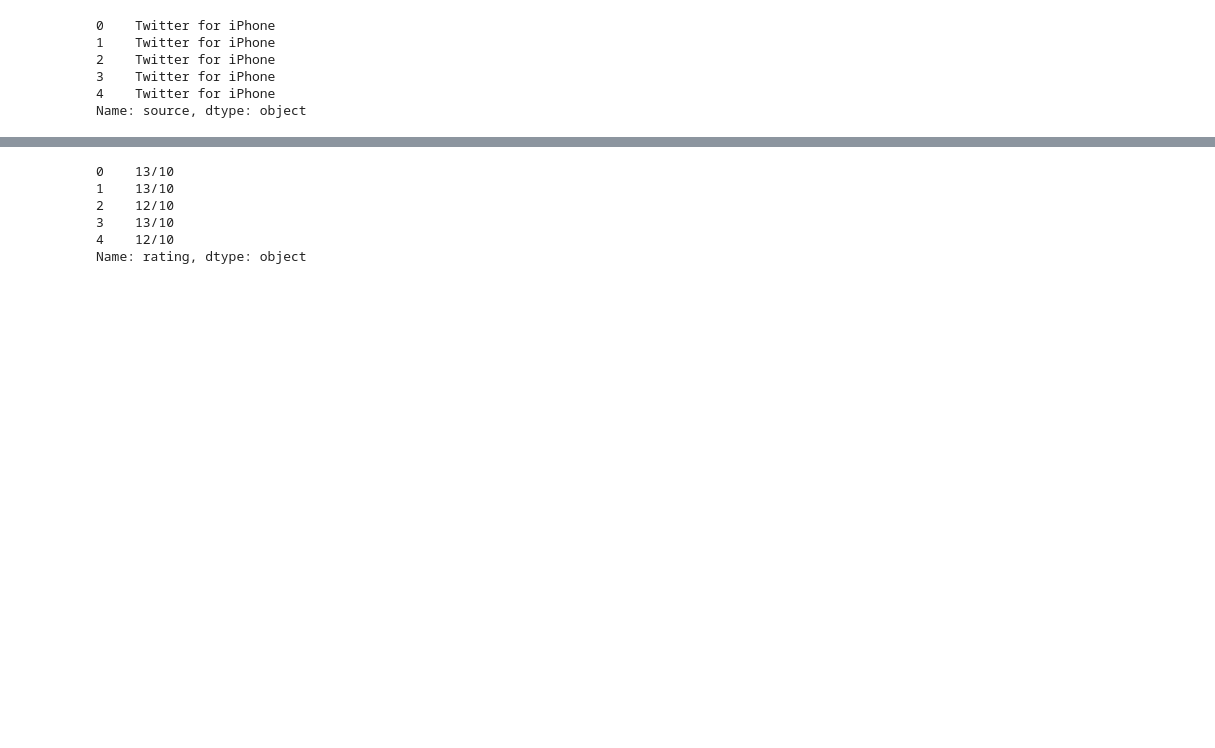
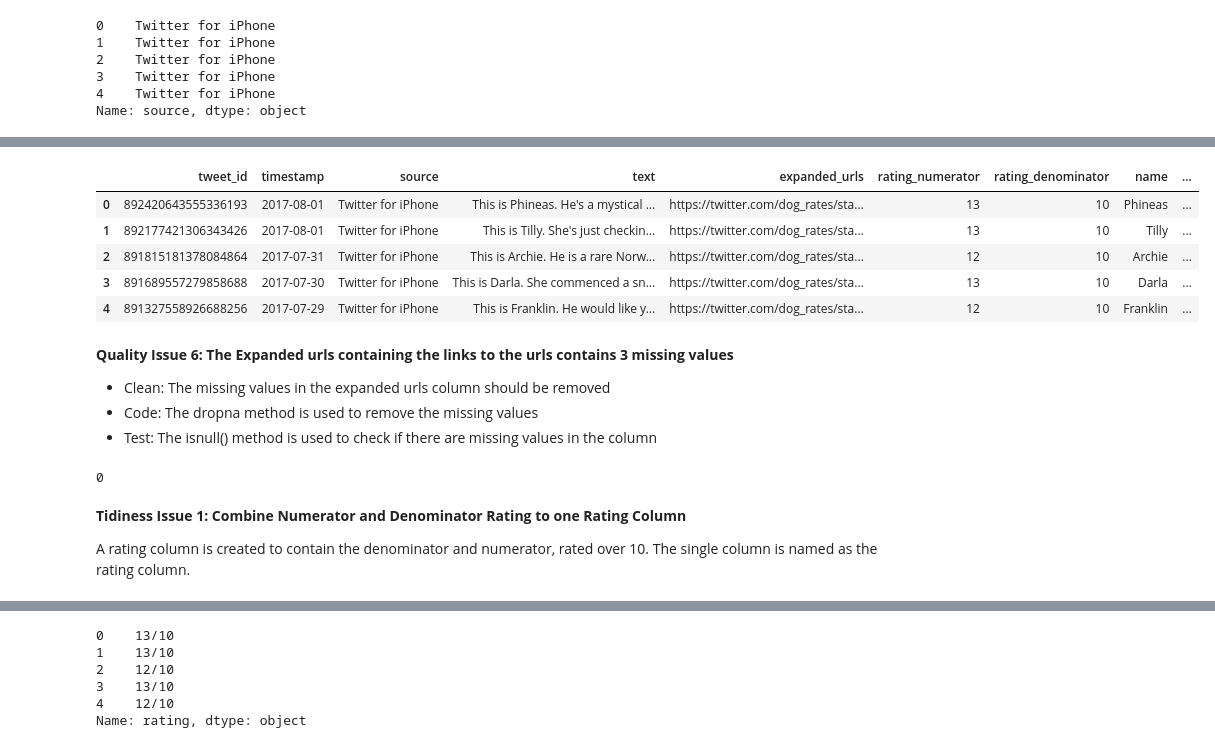
Before and after one commit to awojidetola/Udacity-Data-Analysis-ND, a Jupyter notebook: WeRateDogs Project/wrangle_act.ipynb, the cells around one changed output, grey strips where cells are left out. Drawn from its saved outputs; the diff is of its cells as text; code cells hidden in the pictures; blank space fills up the shorter version.

Commit message:
5 Quality 1 Tidy

```diff
--- a/WeRateDogs Project/wrangle_act.ipynb
+++ b/WeRateDogs Project/wrangle_act.ipynb
@@ -310,0 +334,3 @@ The Rating Numerator and Rating Denominator are combined into one column and 'ov
+# %%
+twitter_archive_copy = twitter_archive_copy[twitter_archive_copy['in_reply_to_user_id'].isnull()]
+twitter_archive_copy = twitter_archive_copy[twitter_archive_copy['retweeted_status_user_id'].isnull()]
@@ -310,0 +349,18 @@ The Rating Numerator and Rating Denominator are combined into one column and 'ov
+# %%
+twitter_archive_copy = twitter_archive_copy.drop(['in_reply_to_status_id','in_reply_to_user_id','retweeted_status_id','retweeted_status_user_id',
+                          'retweeted_status_timestamp'], axis=1)
+# %%
+twitter_archive_copy.head()
+# %% [output]
+|  | tweet_id | timestamp | source | text | expanded_urls | rating_numerator | rating_denominator | name | ... |
+| 0 | 892420643555336193 | 2017-08-01 | Twitter for iPhone | This is Phineas. He's a mystical ... | https://twitter.com/dog_rates/sta... | 13 | 10 | Phineas | ... |
+| 1 | 892177421306343426 | 2017-08-01 | Twitter for iPhone | This is Tilly. She's just checkin... | https://twitter.com/dog_rates/sta... | 13 | 10 | Tilly | ... |
+| 2 | 891815181378084864 | 2017-07-31 | Twitter for iPhone | This is Archie. He is a rare Norw... | https://twitter.com/dog_rates/sta... | 12 | 10 | Archie | ... |
+| 3 | 891689557279858688 | 2017-07-30 | Twitter for iPhone | This is Darla. She commenced a sn... | https://twitter.com/dog_rates/sta... | 13 | 10 | Darla | ... |
+| 4 | 891327558926688256 | 2017-07-29 | Twitter for iPhone | This is Franklin. He would like y... | https://twitter.com/dog_rates/sta... | 12 | 10 | Franklin | ... |
+# %% [markdown]
+**Quality Issue 6: The Expanded urls containing the links to the urls contains 3 missing values**
+
+- Clean: The missing values in the expanded urls column should be removed
+- Code: The dropna method is used to remove the missing values
+- Test: The isnull() method is used to check if there are missing values in the column
@@ -310,0 +371,8 @@ The Rating Numerator and Rating Denominator are combined into one column and 'ov
+# %%
+twitter_archive_copy['expanded_urls'].isnull().sum()
+# %% [output]
+0
+# %% [markdown]
+**Tidiness Issue 1: Combine Numerator and Denominator Rating to one Rating Column**
+
+A rating column is created to contain the denominator and numerator, rated over 10. The single column is named as the rating column.
```
Also changed, not shown: parts of 17 cells of this notebook.
